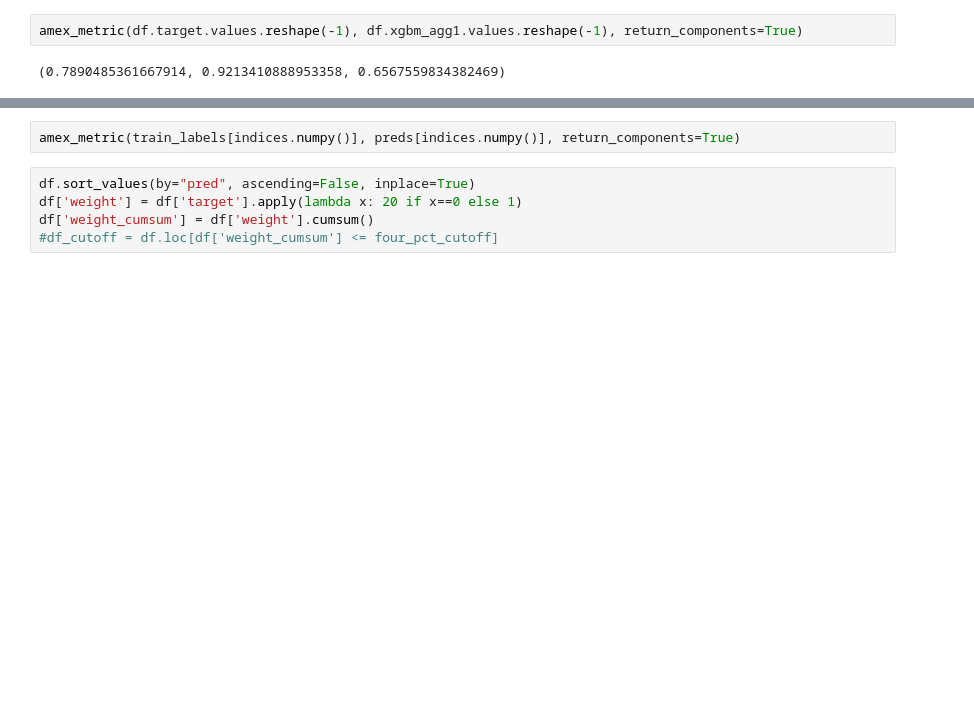
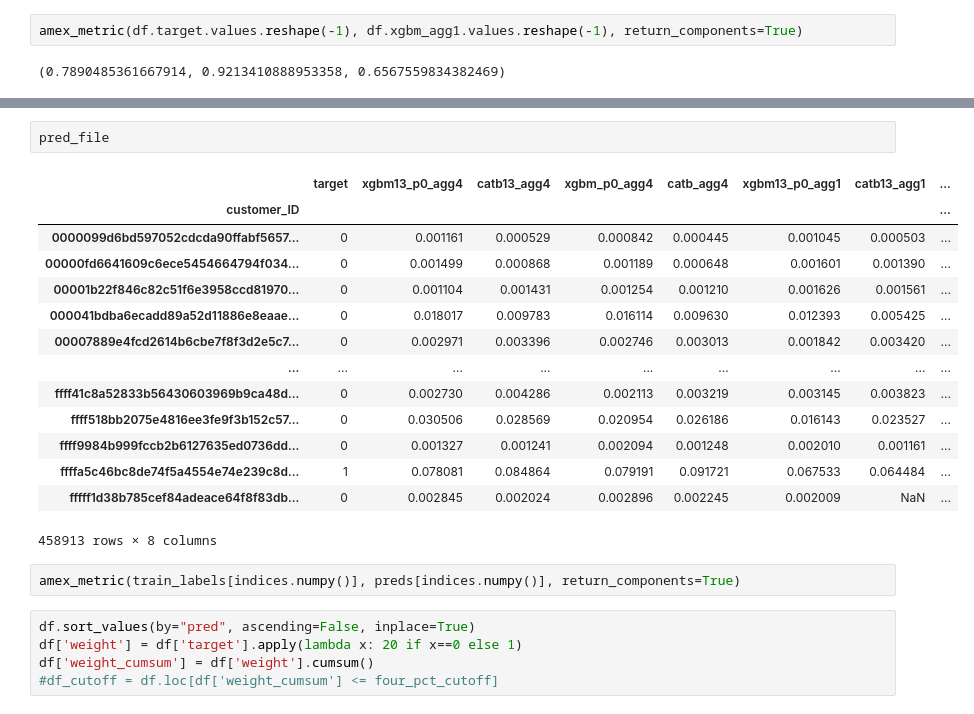
Before and after one commit to NimaMan/probability_of_deafult_prediction, a Jupyter notebook: scripts/ipynb_scripts/error_analysis.ipynb, the cells around one changed output, grey strips where cells are left out. Saved outputs shown, nothing was run; the diff lists cells and outputs as text; blank space fills up the shorter version.

```diff
--- a/scripts/ipynb_scripts/error_analysis.ipynb
+++ b/scripts/ipynb_scripts/error_analysis.ipynb
@@ -341,3 +319,20 @@ df
+# %%
+pred_file
+# %% [output]
+|  | target | xgbm13_p0_agg4 | catb13_agg4 | xgbm_p0_agg4 | catb_agg4 | xgbm13_p0_agg1 | catb13_agg1 | ... |
+| customer_ID |  |  |  |  |  |  |  | ... |
+| 0000099d6bd597052cdcda90ffabf5657... | 0 | 0.001161 | 0.000529 | 0.000842 | 0.000445 | 0.001045 | 0.000503 | ... |
+| 00000fd6641609c6ece5454664794f034... | 0 | 0.001499 | 0.000868 | 0.001189 | 0.000648 | 0.001601 | 0.001390 | ... |
+| 00001b22f846c82c51f6e3958ccd81970... | 0 | 0.001104 | 0.001431 | 0.001254 | 0.001210 | 0.001626 | 0.001561 | ... |
+| 000041bdba6ecadd89a52d11886e8eaae... | 0 | 0.018017 | 0.009783 | 0.016114 | 0.009630 | 0.012393 | 0.005425 | ... |
+| 00007889e4fcd2614b6cbe7f8f3d2e5c7... | 0 | 0.002971 | 0.003396 | 0.002746 | 0.003013 | 0.001842 | 0.003420 | ... |
+| ... | ... | ... | ... | ... | ... | ... | ... | ... |
+| ffff41c8a52833b56430603969b9ca48d... | 0 | 0.002730 | 0.004286 | 0.002113 | 0.003219 | 0.003145 | 0.003823 | ... |
+| ffff518bb2075e4816ee3fe9f3b152c57... | 0 | 0.030506 | 0.028569 | 0.020954 | 0.026186 | 0.016143 | 0.023527 | ... |
+| ffff9984b999fccb2b6127635ed0736dd... | 0 | 0.001327 | 0.001241 | 0.002094 | 0.001248 | 0.002010 | 0.001161 | ... |
+| ffffa5c46bc8de74f5a4554e74e239c8d... | 1 | 0.078081 | 0.084864 | 0.079191 | 0.091721 | 0.067533 | 0.064484 | ... |
+| fffff1d38b785cef84adeace64f8f83db... | 0 | 0.002845 | 0.002024 | 0.002896 | 0.002245 | 0.002009 | NaN | ... |
+458913 rows × 8 columns
 # %%
 amex_metric(train_labels[indices.numpy()], preds[indices.numpy()], return_components=True)
 # %%
```
Also changed, not shown: parts of 11 cells of this notebook, 5 other files.
